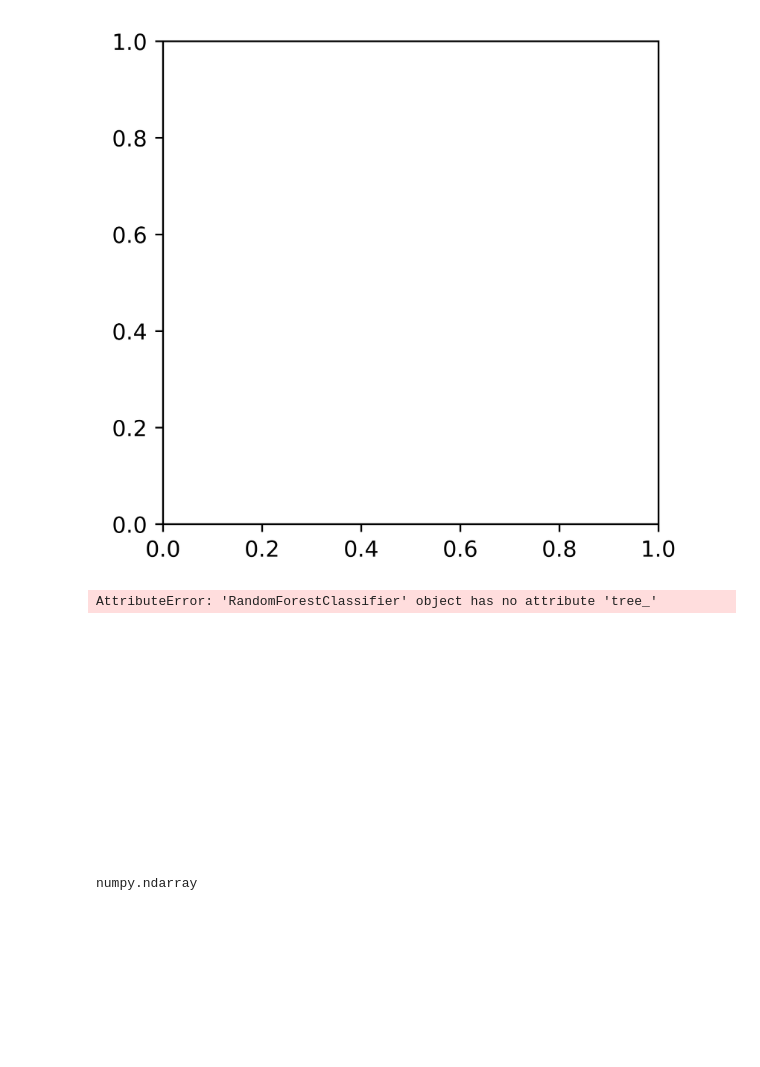
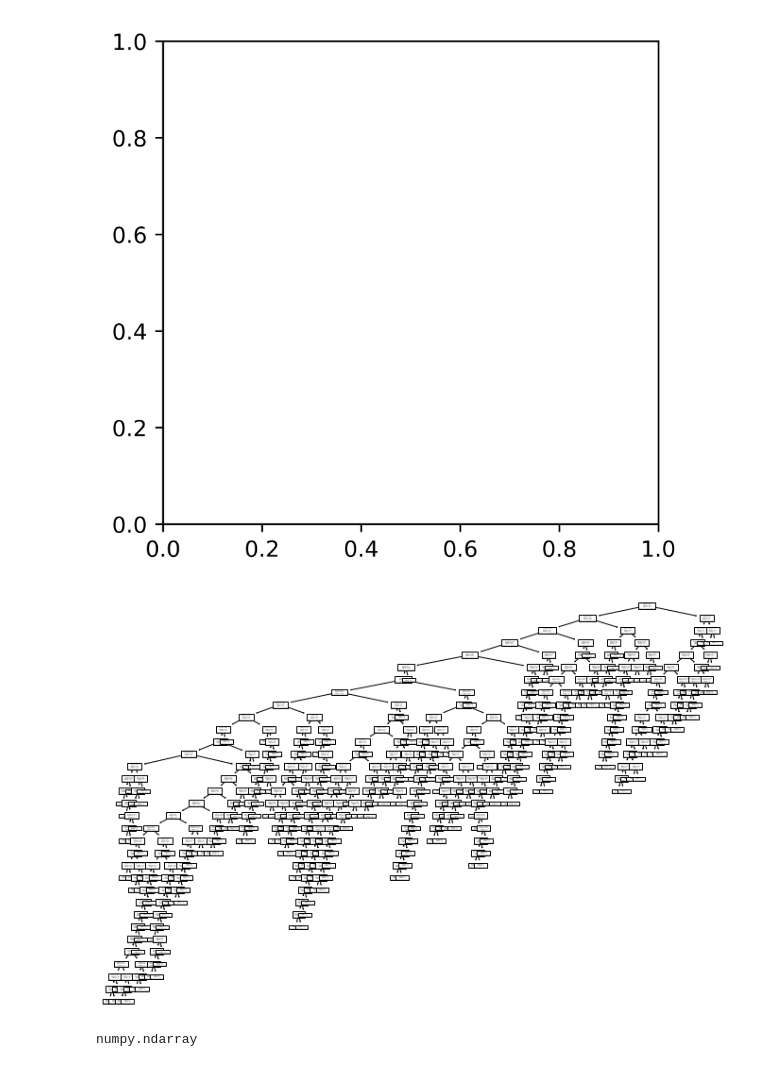
Before and after one commit to Giddybird/Bill-ID, a Jupyter notebook: Final Proejct Notebook.ipynb, the cells around one changed output. Saved outputs shown, nothing was run; the diff lists cells and outputs as text; code cells hidden in the pictures; blank space fills up the shorter version.

```diff
--- a/Final Proejct Notebook.ipynb
+++ b/Final Proejct Notebook.ipynb
@@ -720,11 +728,13 @@ fig.savefig('rf_individualtree.png')
 # %% [output]
 NameError: name 'rf' is not defined
 [figure]
-# %%
-tree.plot_tree(best)
-# %% [output]
-AttributeError: 'RandomForestClassifier' object has no attribute 'tree_'
-[figure, removed]
+# %%
+ax=plt.axes([.1,.1,1.5,1.5])
+tree.plot_tree(best[0])
+
+plt.savefig('images/FinalTree.pdf', dpi=1000)
+# %% [output]
+[figure, added]
 # %%
 type(cm)
 # %% [output]
```
Also changed, not shown: parts of 10 cells of this notebook, 45 other files.
